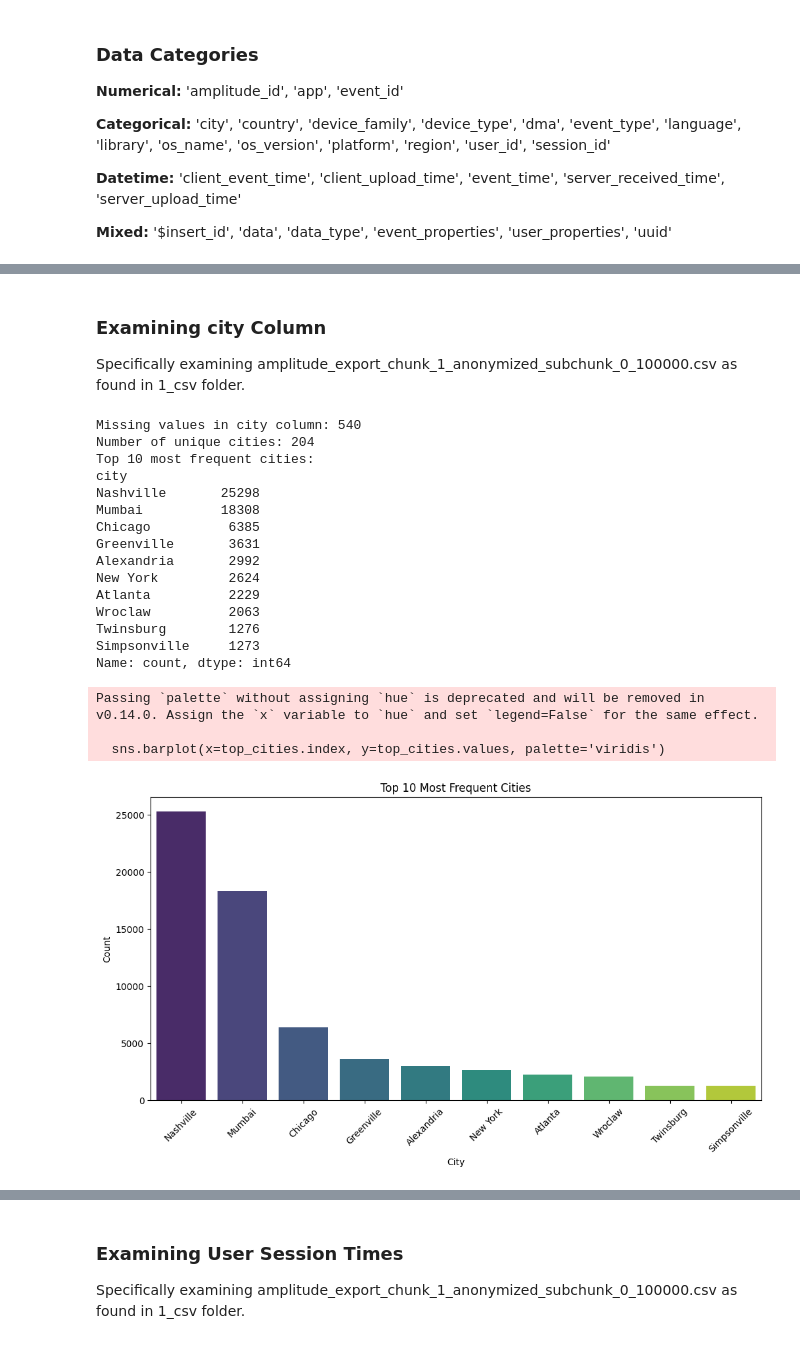
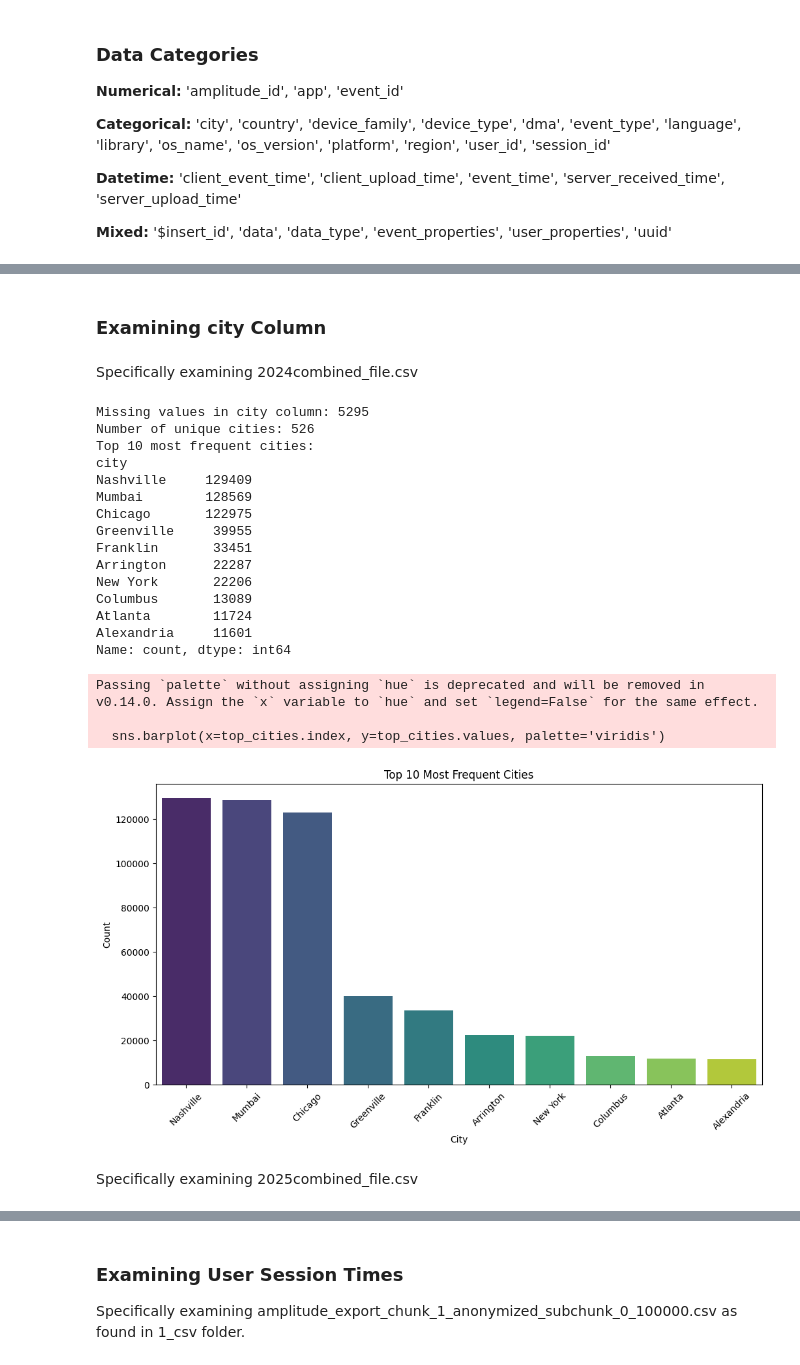
Before and after one commit to nyra-rodrigues/Federato-RiskOps-Platform-Optimization-Challenge, a Jupyter notebook: federato_data_read_starter.ipynb, the cells around one changed output, grey strips where cells are left out. Cells and saved outputs as stored; diff of their text form; code cells hidden in the pictures.

```diff
--- a/federato_data_read_starter.ipynb
+++ b/federato_data_read_starter.ipynb
@@ -245,9 +336,9 @@ Specifically examining amplitude_export_chunk_1_anonymized_subchunk_0_100000.csv
 # %%
 # Clean the 'os_version' column by extracting the first part of the version number
-df['os_version'] = df['os_version'].apply(lambda x: str(x).split('.')[0] if isinstance(x, str) else str(x))
+combined_df_2024['os_version'] = combined_df_2024['os_version'].apply(lambda x: str(x).split('.')[0] if isinstance(x, str) else str(x))
 
 # Value counts for 'os_version'
-value_counts = df['os_version'].value_counts()
+value_counts = combined_df_2024['os_version'].value_counts()
 
 # Plot the distribution of 'os_version' as a bar plot
 plt.figure(figsize=(10, 6))
@@ -495,47 +864,50 @@ Number of unique countries: 12
 # %% [markdown]
 ### Examining city Column
-Specifically examining amplitude_export_chunk_1_anonymized_subchunk_0_100000.csv as found in 1_csv folder.
+# %% [markdown]
+Specifically examining 2024combined_file.csv
 # %%
 # Check for missing values in the 'city' column
-missing_values = df['city'].isnull().sum()
+missing_values = combined_df_2024['city'].isnull().sum()
 print(f'Missing values in city column: {missing_values}')
 
 # Drop rows with missing 'city' values
-df_cleaned = df.dropna(subset=['city'])
+df_cleaned = combined_df_2024.dropna(subset=['city'])
 
 # Get the count of unique cities
 unique_cities_count = df_cleaned['city'].nunique()
 print(f'Number of unique cities: {unique_cities_count}')
 
 # Get the top 10 most frequent cities
 top_cities = df_cleaned['city'].value_counts().head(10)
 print(f'Top 10 most frequent cities:\n{top_cities}')
 
 # Plot the top 10 most frequent cities
 plt.figure(figsize=(12, 6))
 sns.barplot(x=top_cities.index, y=top_cities.values, palette='viridis')
 plt.title('Top 10 Most Frequent Cities')
 plt.xlabel('City')
 plt.ylabel('Count')
 plt.xticks(rotation=45)
 plt.show()
 # %% [output]
-Missing values in city column: 540
-Number of unique cities: 204
+Missing values in city column: 5295
+Number of unique cities: 526
 Top 10 most frequent cities:
 city
-Nashville       25298
-Mumbai          18308
-Chicago          6385
-Greenville       3631
-Alexandria       2992
-New York         2624
-Atlanta          2229
-Wroclaw          2063
-Twinsburg        1276
-Simpsonville     1273
+Nashville     129409
+Mumbai        128569
+Chicago       122975
+Greenville     39955
+Franklin       33451
+Arrington      22287
+New York       22206
+Columbus       13089
+Atlanta        11724
+Alexandria     11601
 Name: count, dtype: int64
 Passing `palette` without assigning `hue` is deprecated and will be removed in v0.14.0. Assign the `x` variable to `hue` and set `legend=False` for the same effect.
 
   sns.barplot(x=top_cities.index, y=top_cities.values, palette='viridis')
-[figure, old version]
+[figure, new version]
+# %% [markdown]
+Specifically examining 2025combined_file.csv
```
Also changed, not shown: parts of 64 cells of this notebook.
